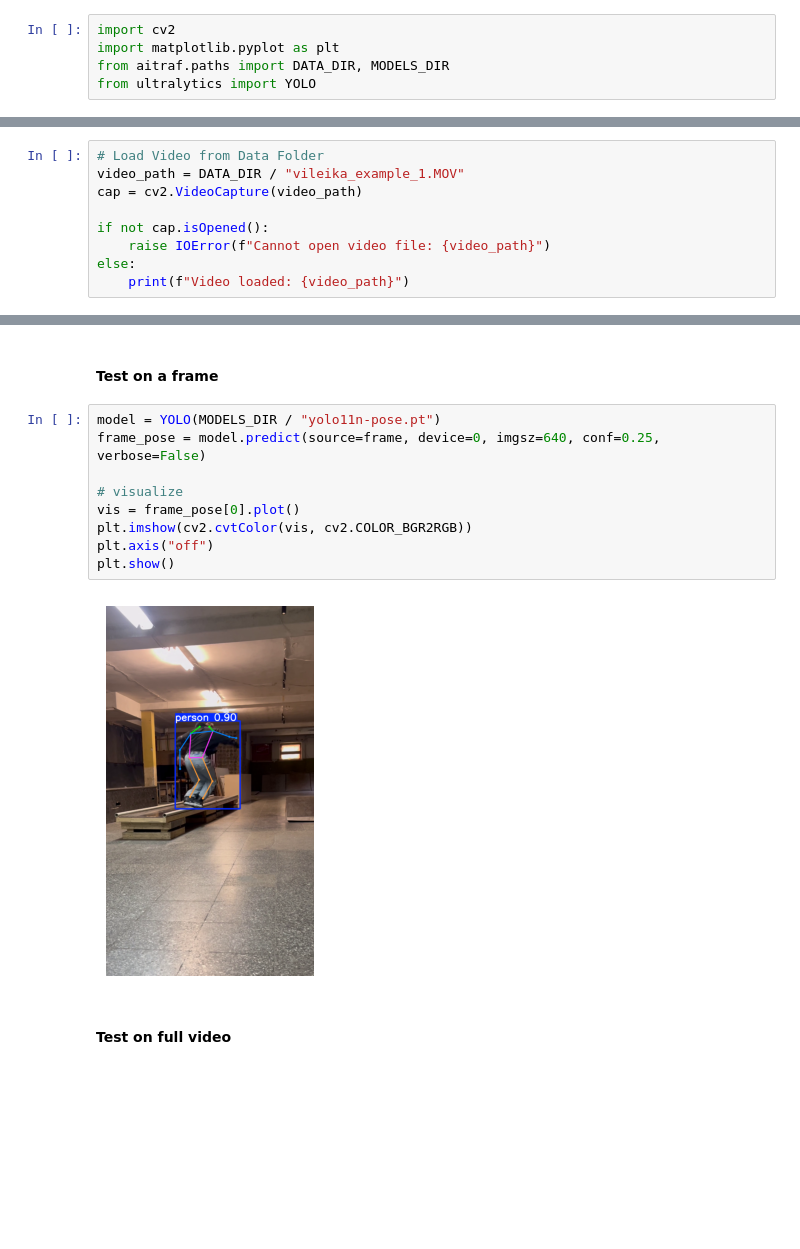
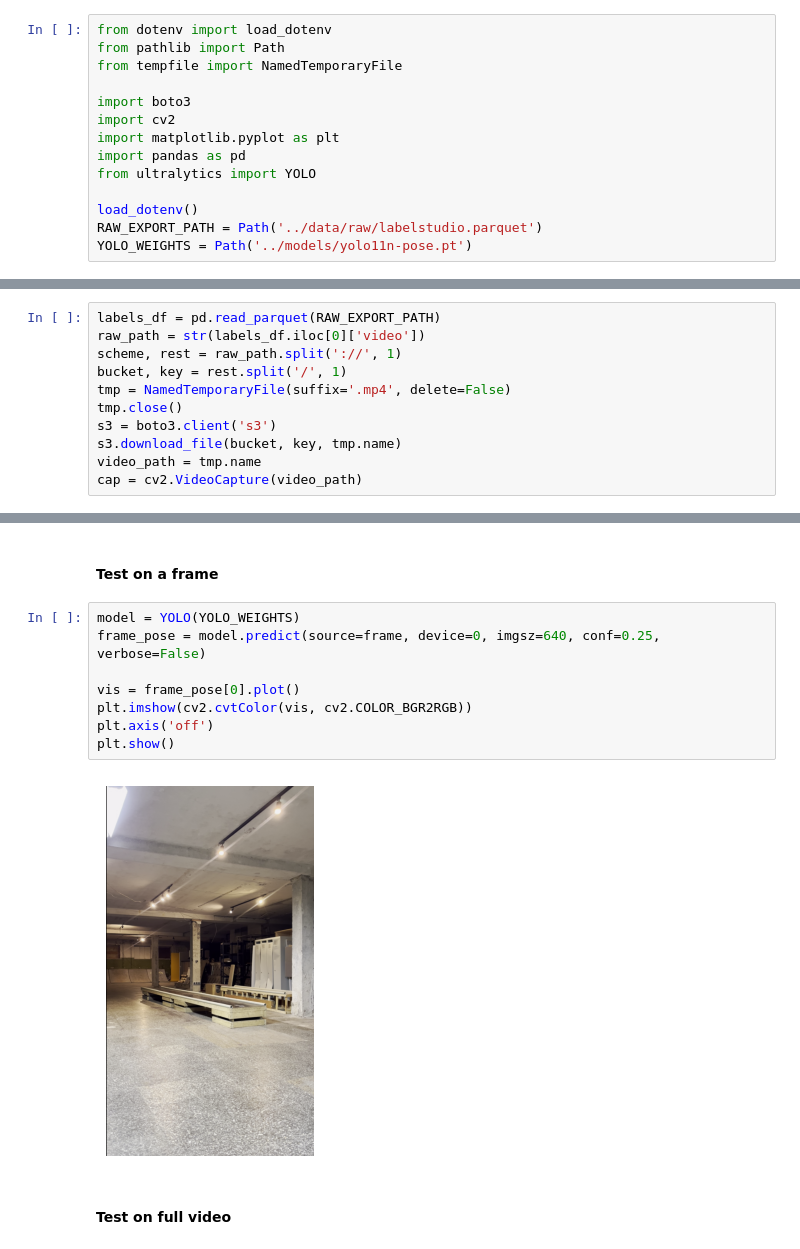
Before and after one commit to h2bc/aitraf, a Jupyter notebook: notebooks/1-testing_open_pose.ipynb, the cells around one changed output, grey strips where cells are left out. Drawn from its saved outputs; the diff is of its cells as text; blank space fills up the shorter version.

Commit message:
CODEBASE REFACTOR: - hydra outside of src - no path managmnet inside src - ...

```diff
--- a/notebooks/1-testing_open_pose.ipynb
+++ b/notebooks/1-testing_open_pose.ipynb
@@ -10,18 +10,29 @@ if torch.cuda.is_available():
 2.9.0+cu128 12.8 True
 NVIDIA GeForce RTX 3060 Laptop GPU
 # %%
+from dotenv import load_dotenv
+from pathlib import Path
+from tempfile import NamedTemporaryFile
+
+import boto3
 import cv2
 import matplotlib.pyplot as plt
-from aitraf.paths import DATA_DIR, MODELS_DIR
+import pandas as pd
 from ultralytics import YOLO
+
+load_dotenv()
+RAW_EXPORT_PATH = Path('../data/raw/labelstudio.parquet')
+YOLO_WEIGHTS = Path('../models/yolo11n-pose.pt')
 # %% [markdown]
 #### Load video
 # %%
-# Load Video from Data Folder
-video_path = DATA_DIR / "vileika_example_1.MOV"
+labels_df = pd.read_parquet(RAW_EXPORT_PATH)
+raw_path = str(labels_df.iloc[0]['video'])
+scheme, rest = raw_path.split('://', 1)
+bucket, key = rest.split('/', 1)
+tmp = NamedTemporaryFile(suffix='.mp4', delete=False)
+tmp.close()
+s3 = boto3.client('s3')
+s3.download_file(bucket, key, tmp.name)
+video_path = tmp.name
 cap = cv2.VideoCapture(video_path)
-
-if not cap.isOpened():
-    raise IOError(f"Cannot open video file: {video_path}")
-else:
-    print(f"Video loaded: {video_path}")
@@ -54,16 +63,15 @@ plt.show()
 # %% [markdown]
 #### Test on a frame
 # %%
-model = YOLO(MODELS_DIR / "yolo11n-pose.pt")
+model = YOLO(YOLO_WEIGHTS)
 frame_pose = model.predict(source=frame, device=0, imgsz=640, conf=0.25, verbose=False)
 
-# visualize
 vis = frame_pose[0].plot()
 plt.imshow(cv2.cvtColor(vis, cv2.COLOR_BGR2RGB))
-plt.axis("off")
+plt.axis('off')
 plt.show()
 # %% [output]
-[figure, old version]
+[figure, new version]
 # %% [markdown]
 #### Test on full video
 # %%
```
Also changed, not shown: parts of 4 cells of this notebook, 23 other files.
